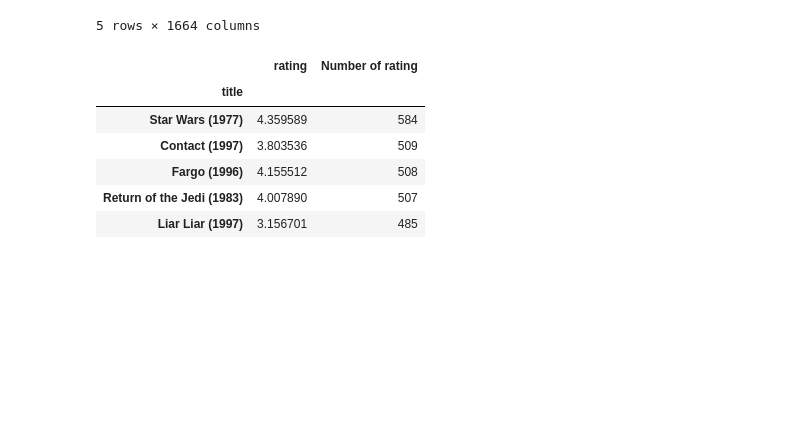
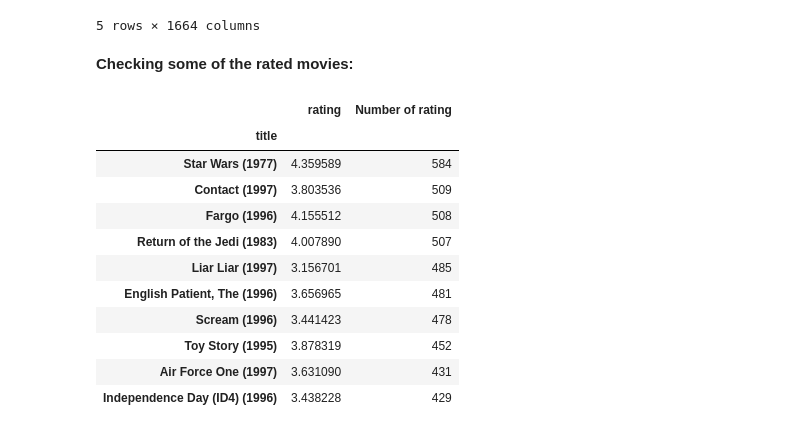
Before and after one commit to samira-shy/Python, a Jupyter notebook: MachineLearning/RecommenderSystem/RecommenderSystem.ipynb, the cells around one changed output. Saved outputs shown, nothing was run; the diff lists cells and outputs as text; code cells hidden in the pictures; blank space fills up the shorter version.

Commit message:
Recommender System Analysis
**Checking some of the rated movies:** code Refine

```diff
--- a/MachineLearning/RecommenderSystem/RecommenderSystem.ipynb
+++ b/MachineLearning/RecommenderSystem/RecommenderSystem.ipynb
@@ -300,13 +300,20 @@ moviemat.head()
 | 3 | NaN | NaN | NaN | NaN | 2.0 | ... |
 | 4 | NaN | NaN | NaN | NaN | NaN | ... |
 5 rows × 1664 columns
+# %% [markdown]
+**Checking some of the rated movies:**
 # %%
-ratings.sort_values('Number of rating',ascending=False).head()
+ratings.sort_values('Number of rating',ascending=False).head(10)
 # %% [output]
 |  | rating | Number of rating |
 | title |  |  |
 | Star Wars (1977) | 4.359589 | 584 |
 | Contact (1997) | 3.803536 | 509 |
 | Fargo (1996) | 4.155512 | 508 |
 | Return of the Jedi (1983) | 4.007890 | 507 |
 | Liar Liar (1997) | 3.156701 | 485 |
+| English Patient, The (1996) | 3.656965 | 481 |
+| Scream (1996) | 3.441423 | 478 |
+| Toy Story (1995) | 3.878319 | 452 |
+| Air Force One (1997) | 3.631090 | 431 |
+| Independence Day (ID4) (1996) | 3.438228 | 429 |
```
